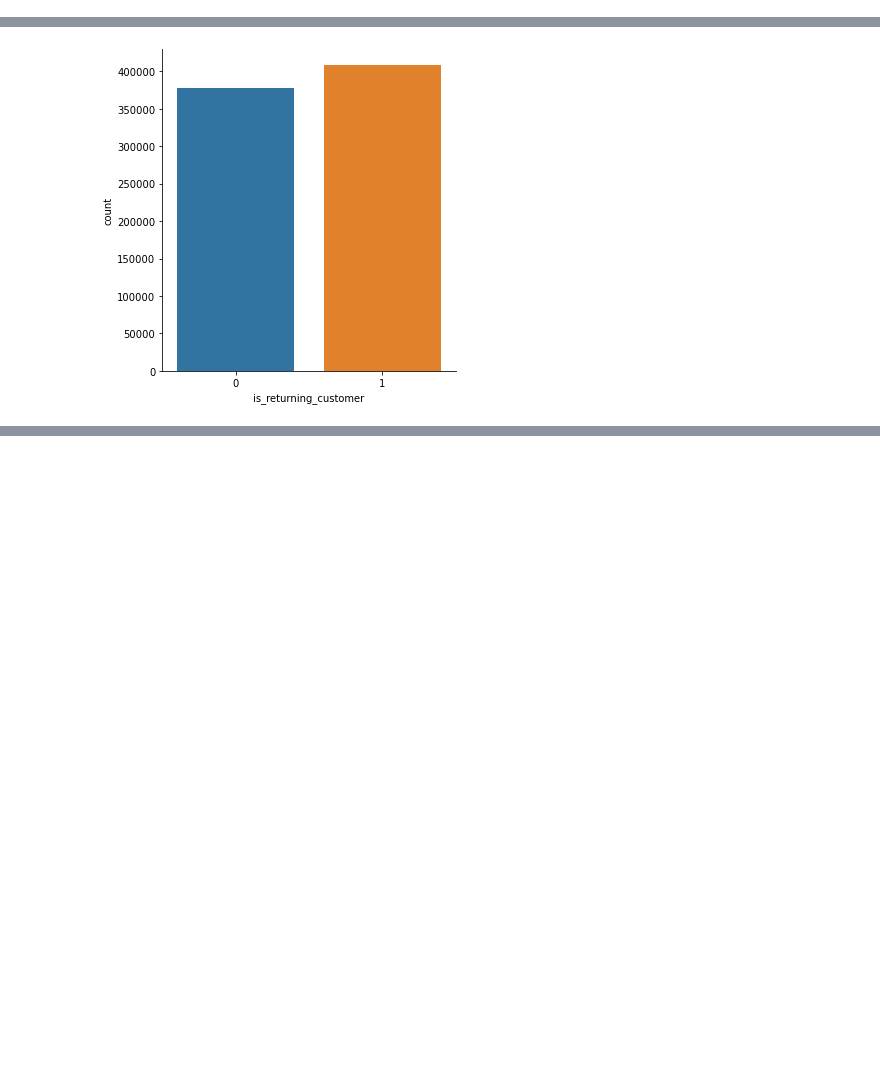
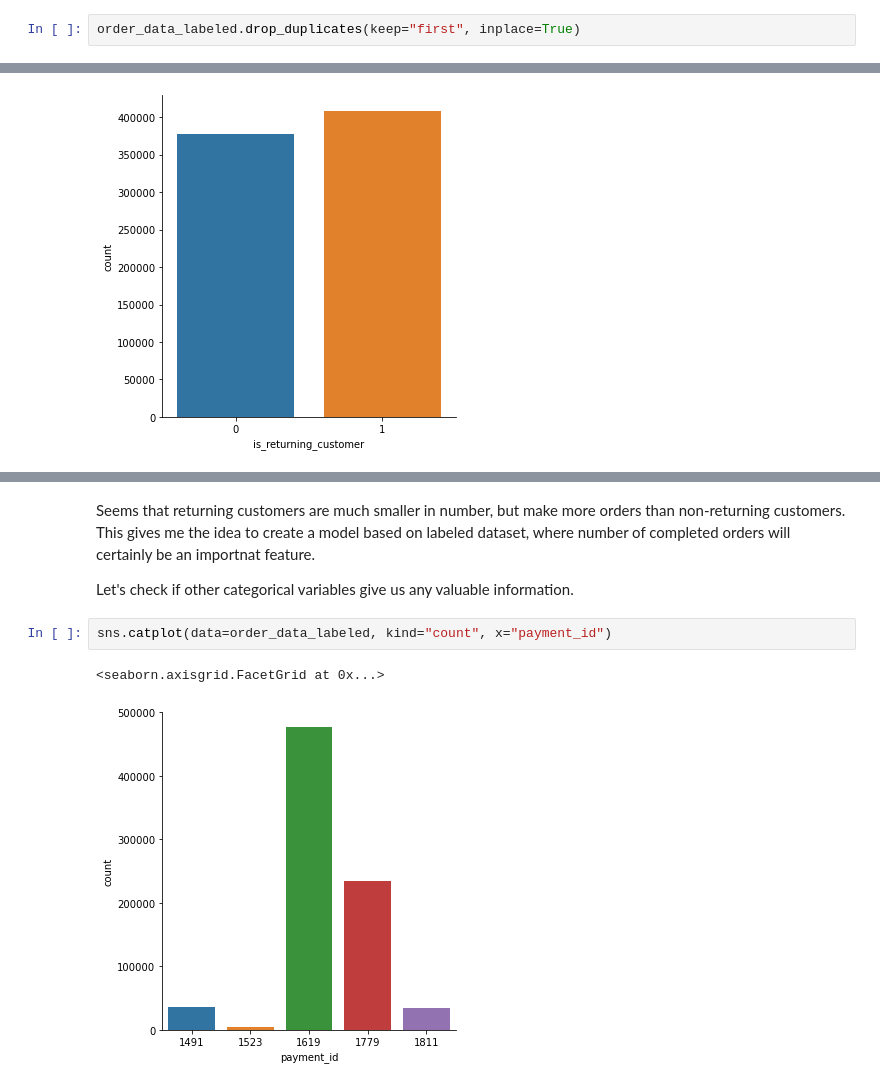
Before and after one commit to mwojcie/hesitant-bare-wreck, a Jupyter notebook: notebooks/EDA.ipynb, the cells around one changed output, grey strips where cells are left out. Drawn from its saved outputs; the diff is of its cells as text; blank space fills up the shorter version.

```diff
--- a/notebooks/EDA.ipynb
+++ b/notebooks/EDA.ipynb
@@ -90,0 +119,2 @@ dtype: int64
+# %%
+order_data_labeled.drop_duplicates(keep="first", inplace=True)
@@ -95,0 +147,9 @@ sns.catplot(data=order_data_labeled, kind="count", x="is_returning_customer")
+# %% [markdown]
+Seems that returning customers are much smaller in number, but make more orders than non-returning customers. This gives me the idea to create a model based on labeled dataset, where number of completed orders will certainly be an importnat feature.
+
+Let's check if other categorical variables give us any valuable information.
+# %%
+sns.catplot(data=order_data_labeled, kind="count", x="payment_id")
+# %% [output]
+<seaborn.axisgrid.FacetGrid at 0x...>
+[figure, added]
```
Also changed, not shown: parts of 26 cells of this notebook, 4 other files.
